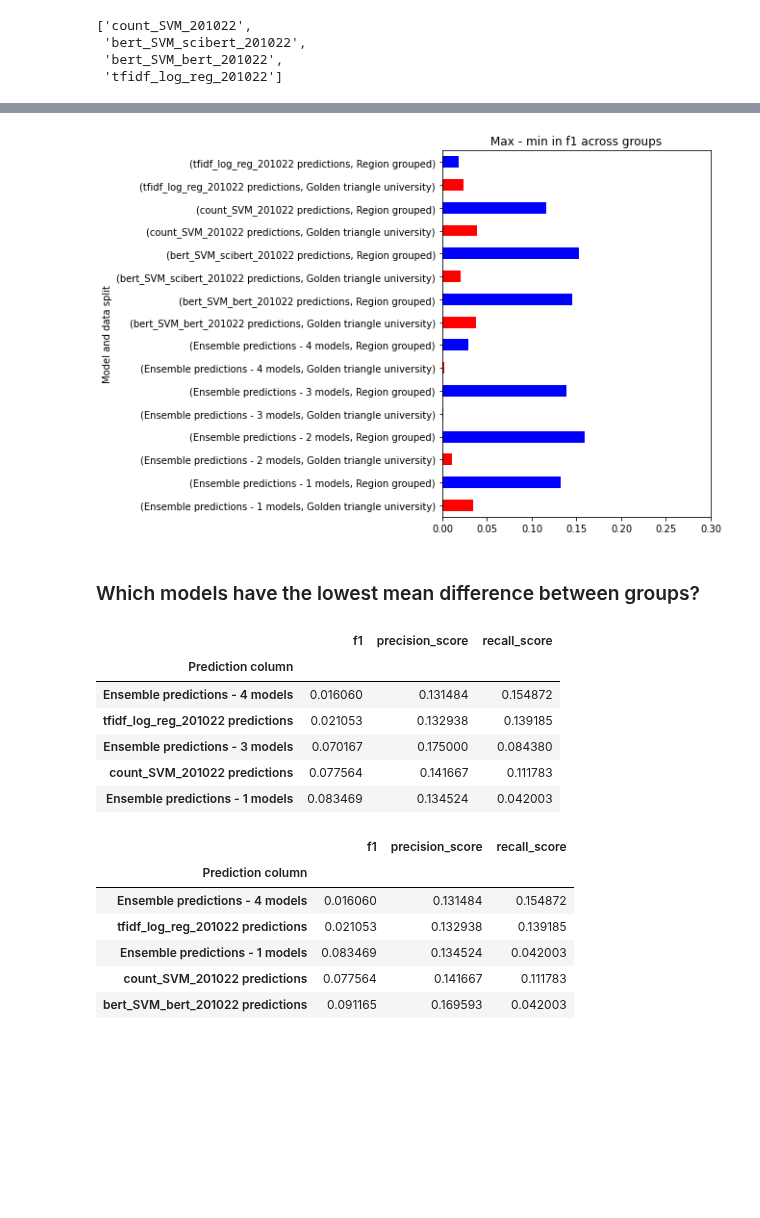
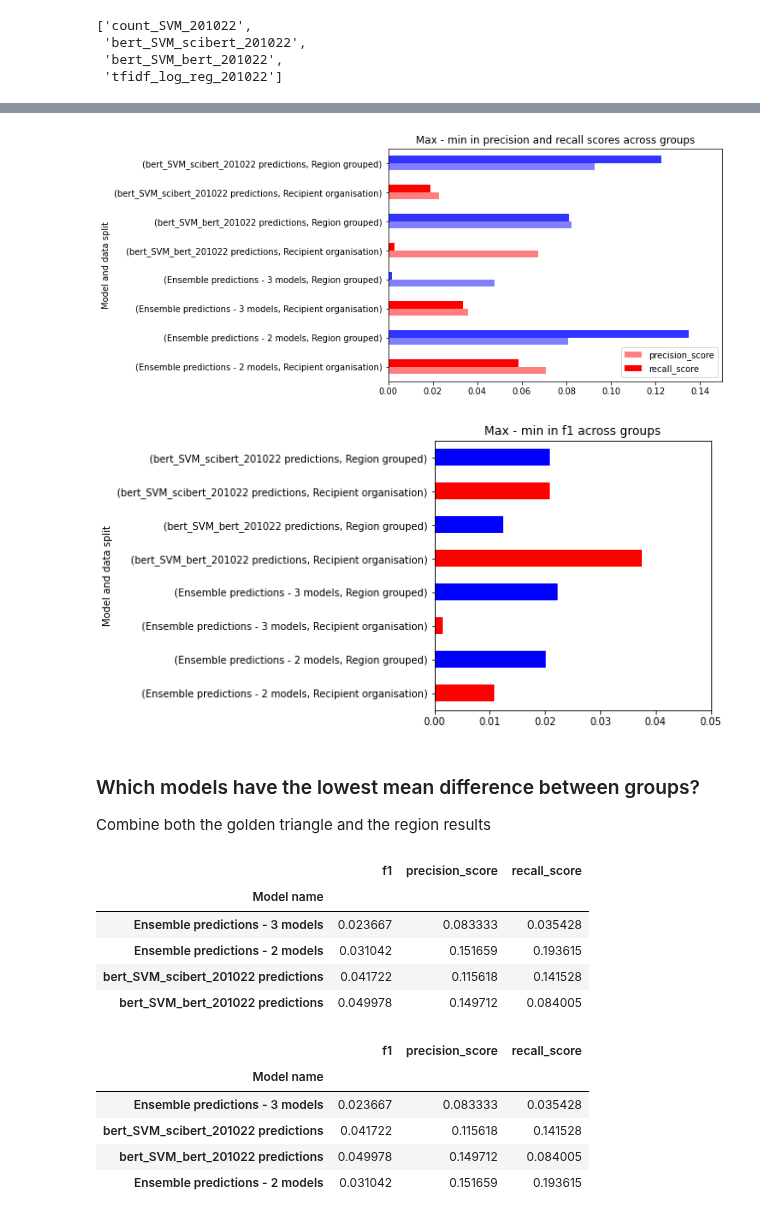
Before and after one commit to wellcometrust/nutrition-labels, a Jupyter notebook: notebooks/Fairness.ipynb, the cells around one changed output, grey strips where cells are left out. Drawn from its saved outputs; the diff is of its cells as text; code cells hidden in the pictures; blank space fills up the shorter version.

```diff
--- a/notebooks/Fairness.ipynb
+++ b/notebooks/Fairness.ipynb
@@ -88,11 +187,13 @@ data_types = ['Golden triangle university', 'Region grouped']
+# %%
+data_types = ['Recipient organisation', 'Region grouped']
 # %%
 fairness_results = []
-for prediction_col in prediction_cols:
+for model_name in model_names:
     for column in data_types:
-        result = test_results.groupby(column).apply(lambda x: evaluate_data(x, prediction_col)).to_dict()
+        result = test_results.groupby(column).apply(lambda x: evaluate_data(x, model_name)).to_dict()
         for column_type, type_results in result.items():
             column_results = {
-                'Prediction column': prediction_col,
+                'Model name': model_name,
                 'Data type': column,
                 'Type': column_type
             }
@@ -102,5 +203,5 @@ for prediction_col in prediction_cols:
 
 fairness_results_df = pd.DataFrame(fairness_results)
 fairness_results_df.to_csv(f'data/processed/fairness_results_{ensemble_date}.csv')
-fairness_results_df.head(5)
+fairness_results_df
 # %% [output]
@@ -128,0 +266,3 @@ goldtri.groupby(['Prediction column', 'Type'])['f1'].sum().plot.barh(
+# %%
+fairness_results_df = fairness_results_df.loc[fairness_results_df['Type'] != 'International']
+fairness_results_df
@@ -131,6 +311,6 @@ goldtri.groupby(['Prediction column', 'Type'])['f1'].sum().plot.barh(
 # %%
 ranges_grouped = fairness_results_df.groupby(
-    ['Prediction column', 'Data type']
+    ['Model name', 'Data type']
 )[['f1', 'precision_score', 'recall_score']].apply(lambda x: x.max()-x.min())
 ranges_grouped
 # %% [output]
@@ -155,9 +327,20 @@ ranges_grouped
+# %%
+ax = ranges_grouped[['precision_score', 'recall_score']].plot.barh(
+    color=[[(1,0,0,0.5), (0,0,1,0.5)], [(1,0,0,1), (0,0,1,0.8)]], xlabel='Model and data split',
+    title = 'Max - min in precision and recall scores across groups',
+    xlim = (0,0.15), figsize=(7,5)
+);
+ax.figure.savefig('docs/diff_precrec.jpeg', bbox_inches='tight');
+# %% [output]
+[figure, added]
 # %%
-ranges_grouped['f1'].plot.barh(
+ax = ranges_grouped['f1'].plot.barh(
     color=['red', 'blue'], xlabel='Model and data split', title = 'Max - min in f1 across groups',
-    xlim = (0,0.3), figsize=(5,7)
+    xlim = (0,0.05), figsize=(5,5)
 );
+ax.figure.savefig('docs/diff_f1.jpeg', bbox_inches='tight');
 # %% [output]
-[figure, old version]
+[figure, new version]
 # %% [markdown]
 ### Which models have the lowest mean difference between groups?
+Combine both the golden triangle and the region results
@@ -166,21 +347,19 @@ top_n = 5
 # %%
-ranges_grouped.groupby('Prediction column').mean().sort_values(by=['f1'],ascending=True).head(top_n)
+ranges_grouped.groupby('Model name').sum().sort_values(by=['f1'],ascending=True)
 # %% [output]
 |  | f1 | precision_score | recall_score |
-| Prediction column |  |  |  |
-| Ensemble predictions - 4 models | 0.016060 | 0.131484 | 0.154872 |
-| tfidf_log_reg_201022 predictions | 0.021053 | 0.132938 | 0.139185 |
-| Ensemble predictions - 3 models | 0.070167 | 0.175000 | 0.084380 |
-| count_SVM_201022 predictions | 0.077564 | 0.141667 | 0.111783 |
-| Ensemble predictions - 1 models | 0.083469 | 0.134524 | 0.042003 |
+| Model name |  |  |  |
+| Ensemble predictions - 3 models | 0.023667 | 0.083333 | 0.035428 |
+| Ensemble predictions - 2 models | 0.031042 | 0.151659 | 0.193615 |
+| bert_SVM_scibert_201022 predictions | 0.041722 | 0.115618 | 0.141528 |
+| bert_SVM_bert_201022 predictions | 0.049978 | 0.149712 | 0.084005 |
 # %%
-ranges_grouped.groupby('Prediction column').mean().sort_values(by=['precision_score'],ascending=True).head(top_n)
+ranges_grouped.groupby('Model name').sum().sort_values(by=['precision_score'],ascending=True)
 # %% [output]
 |  | f1 | precision_score | recall_score |
-| Prediction column |  |  |  |
-| Ensemble predictions - 4 models | 0.016060 | 0.131484 | 0.154872 |
-| tfidf_log_reg_201022 predictions | 0.021053 | 0.132938 | 0.139185 |
-| Ensemble predictions - 1 models | 0.083469 | 0.134524 | 0.042003 |
-| count_SVM_201022 predictions | 0.077564 | 0.141667 | 0.111783 |
-| bert_SVM_bert_201022 predictions | 0.091165 | 0.169593 | 0.042003 |
+| Model name |  |  |  |
+| Ensemble predictions - 3 models | 0.023667 | 0.083333 | 0.035428 |
+| bert_SVM_scibert_201022 predictions | 0.041722 | 0.115618 | 0.141528 |
+| bert_SVM_bert_201022 predictions | 0.049978 | 0.149712 | 0.084005 |
+| Ensemble predictions - 2 models | 0.031042 | 0.151659 | 0.193615 |
 # %%
```
Also changed, not shown: parts of 29 cells of this notebook.
